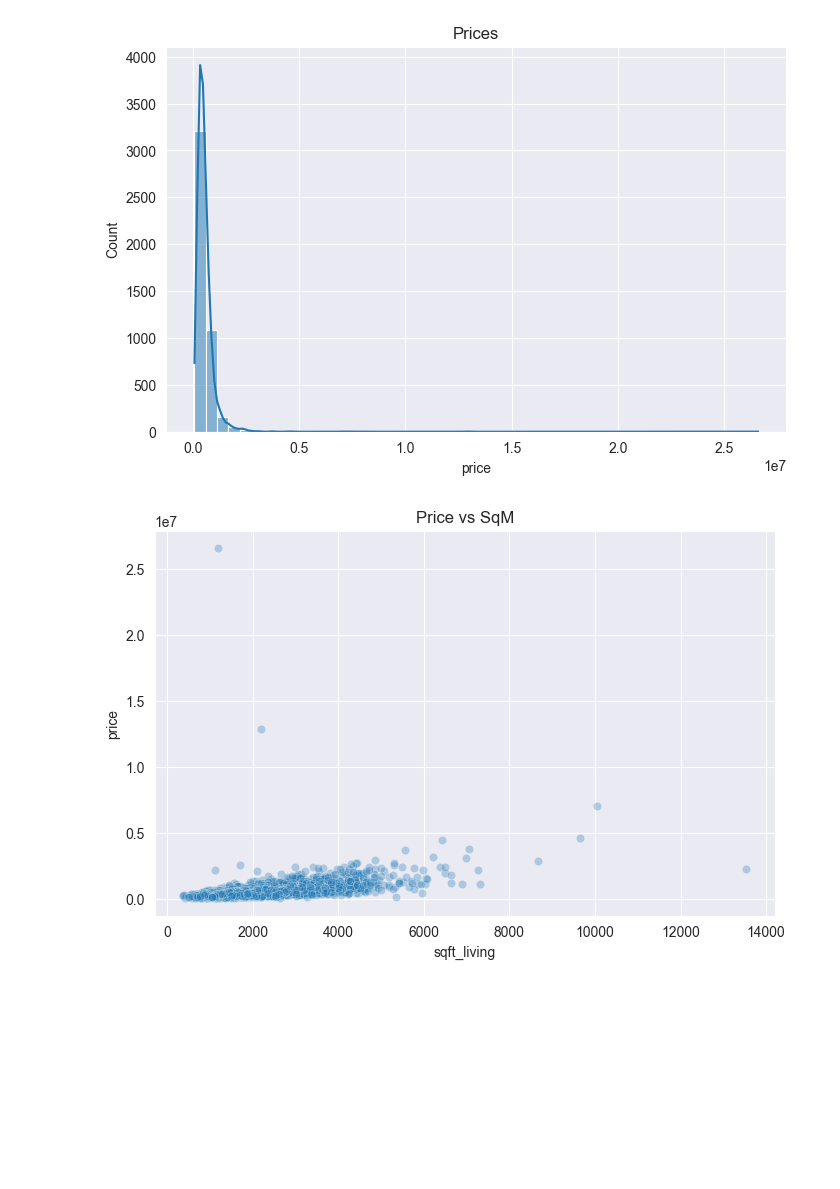
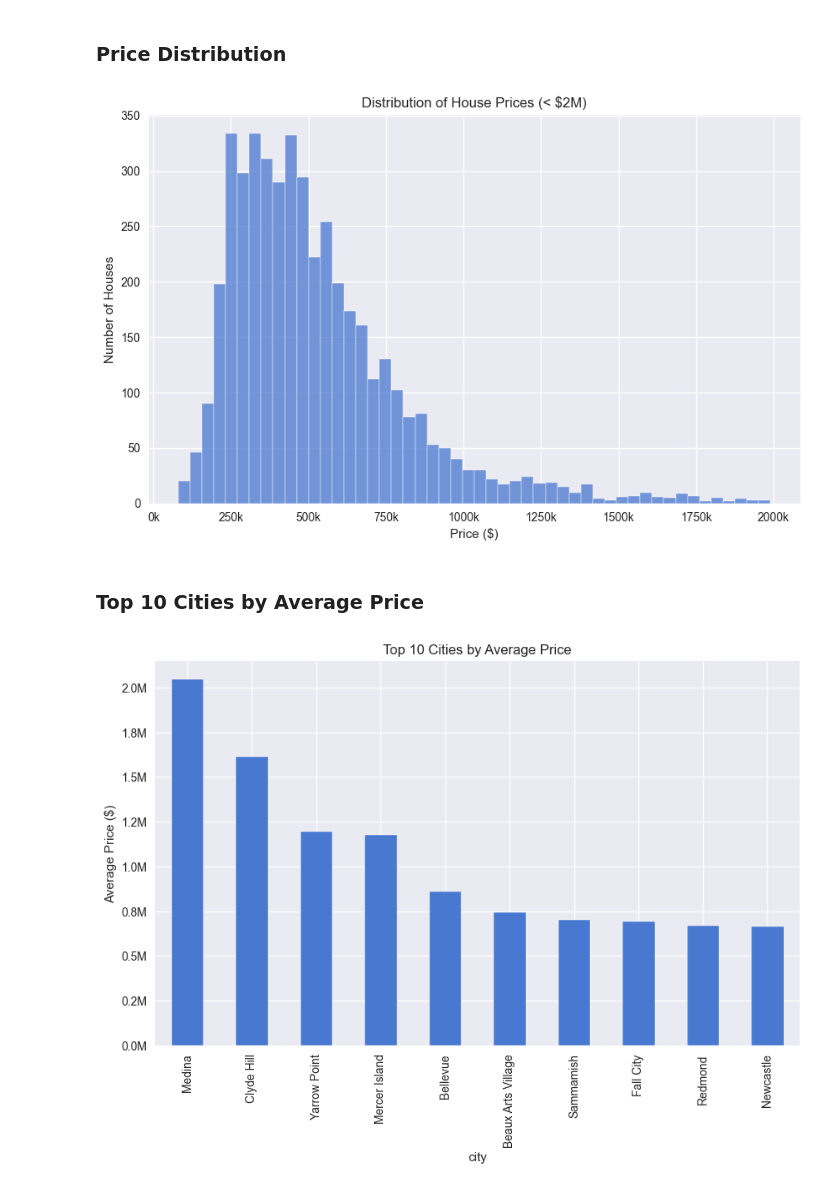
Before and after one commit to coffee3333/data-science-classroom, a Jupyter notebook: kingCounty-22.09.25/analysis.ipynb, the cells around one changed output. Drawn from its saved outputs; the diff is of its cells as text; code cells hidden in the pictures; blank space fills up the shorter version.

```diff
--- a/kingCounty-22.09.25/analysis.ipynb
+++ b/kingCounty-22.09.25/analysis.ipynb
@@ -5,3 +9,4 @@ import seaborn as sns
 # %%
 df = pd.read_csv("KC_housing_data.csv")
-df.head()
+plt.style.use("seaborn-v0_8")
+sns.set_palette("muted")
@@ -15,7 +15,10 @@ df.head()
 # %%
-print(df.isna().sum())
+df["date"] = pd.to_datetime(df["date"], errors="coerce")
 
 df = df.drop_duplicates()
 
 df = df[df["price"] > 50000]
+
+print(df.columns)
+print(df.isna().sum())
 # %% [output]
@@ -41,14 +56,24 @@ dtype: int64
+# %% [markdown]
+### Price Distribution
 # %%
-plt.figure(figsize=(8,5))
-sns.histplot(df["price"], bins=50, kde=True)
-plt.title("Prices")
+plt.figure(figsize=(10,6))
+ax = sns.histplot(df[df["price"] < 2000000]["price"], bins=50, kde=False)
+plt.title("Distribution of House Prices (< $2M)")
+plt.xlabel("Price ($)")
+plt.ylabel("Number of Houses")
+ax.xaxis.set_major_formatter(mtick.FuncFormatter(lambda x, _: f'{int(x/1000)}k'))
 plt.show()
 # %% [output]
-[figure, old version]
+[figure, new version]
+# %% [markdown]
+### Top 10 Cities by Average Price
 # %%
-plt.figure(figsize=(8,5))
-sns.scatterplot(x="sqft_living", y="price", data=df, alpha=0.3)
-plt.title("Price vs SqM")
+avg_price_city = df.groupby("city")["price"].mean().sort_values(ascending=False)
+plt.figure(figsize=(10,6))
+ax = avg_price_city.head(10).plot(kind="bar")
+plt.title("Top 10 Cities by Average Price")
+plt.ylabel("Average Price ($)")
+ax.yaxis.set_major_formatter(mtick.FuncFormatter(lambda y, _: f'{y/1e6:.1f}M'))
 plt.show()
 # %% [output]
-[figure, old version]
+[figure, new version]
```
Also changed, not shown: parts of 19 cells of this notebook, 1 other file.
